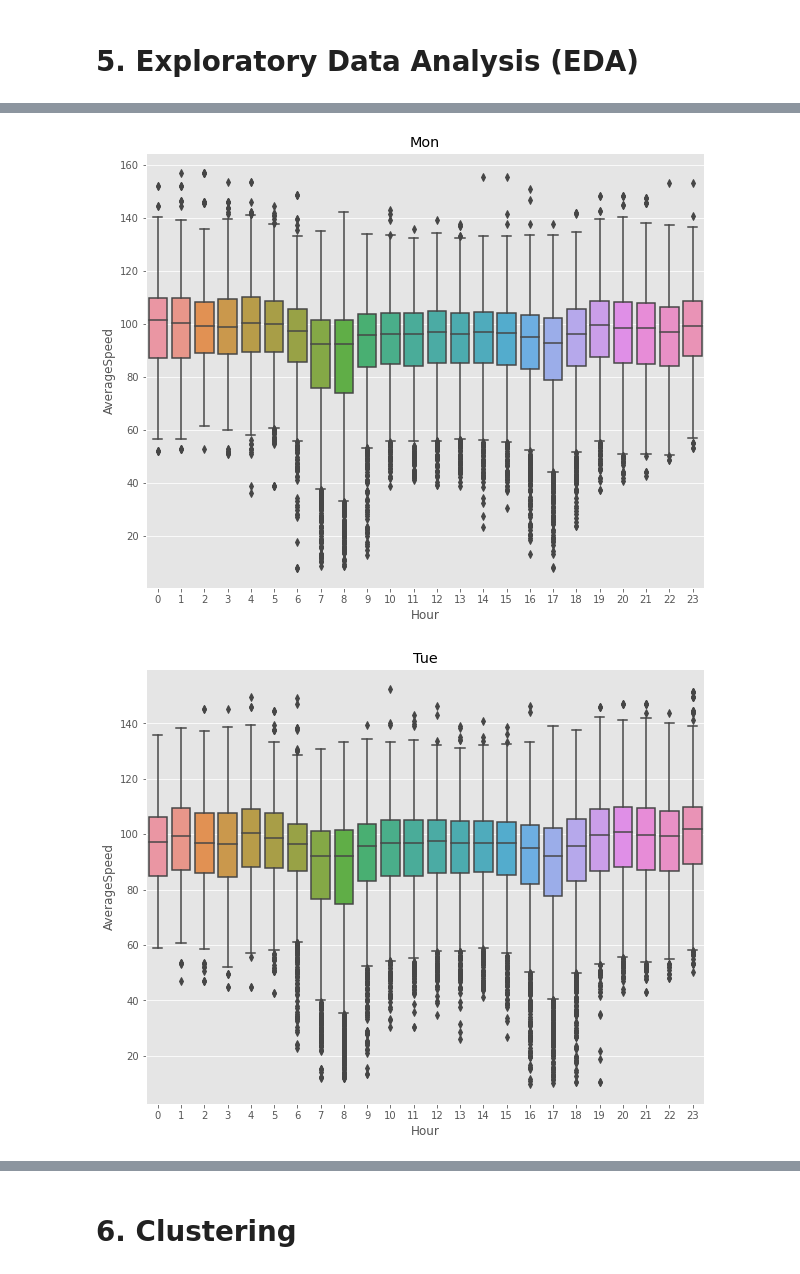
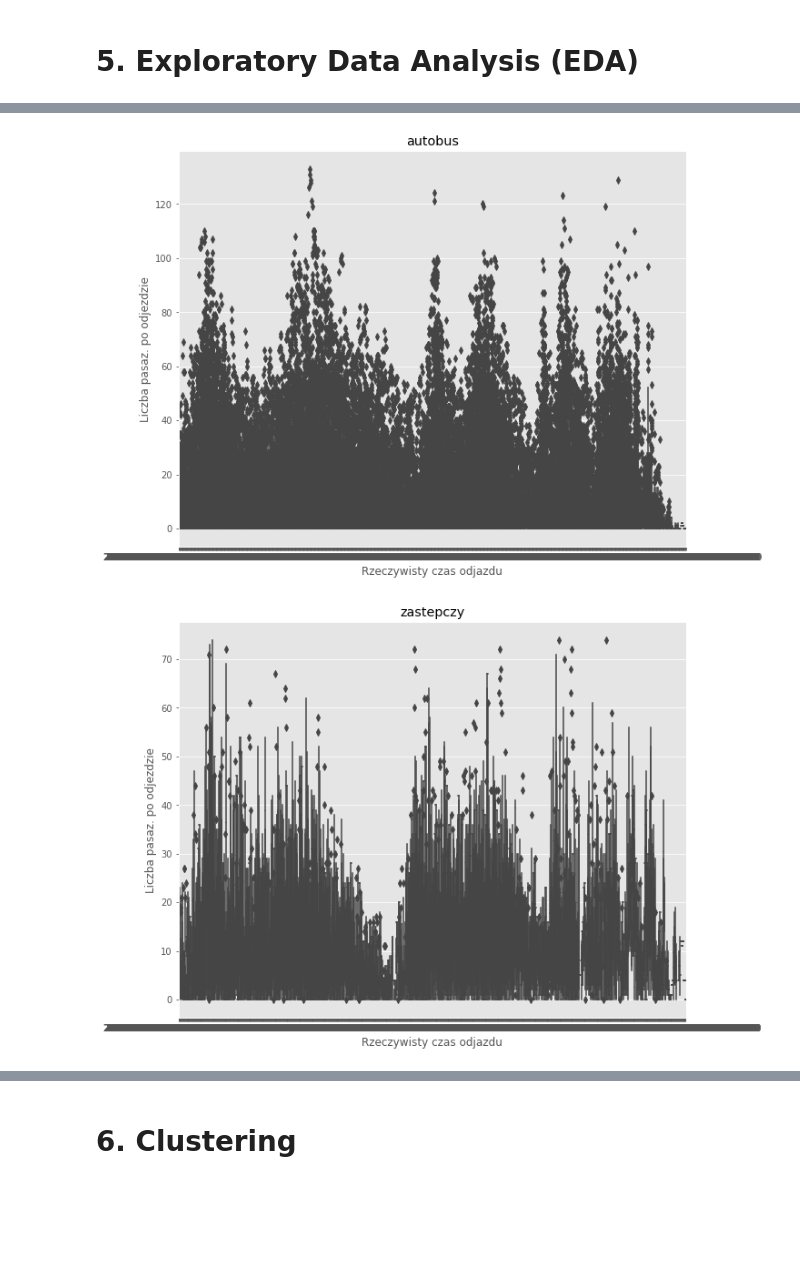
Before and after one commit to Walczi123/Projekt_Przetwarzanie_Danych, a Jupyter notebook: initial_data_processing.ipynb, the cells around one changed output, grey strips where cells are left out. Cells and saved outputs as stored; diff of their text form; code cells hidden in the pictures; blank space fills up the shorter version.

```diff
--- a/initial_data_processing.ipynb
+++ b/initial_data_processing.ipynb
@@ -110,0 +127,7 @@ df.drop(df[df['Liczba pasaz. przed'] < 0].index, inplace=True) # remove invlid a
+# %%
+def make_date_one_type(x):
+    return pd.Timestamp(x)
+# %%
+df['Kurs'] = df['Kurs'].apply(lambda x: make_date_one_type(x))
+df['Rzeczywisty czas odjazdu'] = df['Rzeczywisty czas odjazdu'].apply(lambda x: make_date_one_type(x))
+df['Rozkładowy czas odjazdu'] = df['Rozkładowy czas odjazdu'].apply(lambda x: make_date_one_type(x))
@@ -111,3 +136,15 @@ df.drop(df[df['Liczba pasaz. przed'] < 0].index, inplace=True) # remove invlid a
+# %%
+trans_type = []
+for nr in df['Nr linii']:
+    if nr.isnumeric():
+        trans_type.append('autobus')
+    elif nr[0] == 'N':
+        trans_type.append('nocny')
+    elif nr[0] == 'Z':
+        trans_type.append('zastepczy')
+    else:
+        trans_type.append('inny')
+df['Typ'] = trans_type
 # %% [markdown]
 # 5. Exploratory Data Analysis (EDA)
 # %%
@@ -124,8 +160,8 @@ ax = sns.boxplot(
 plt.figure(figsize=(10, 8))
 ax = sns.displot(
     df,
-    x='AverageSpeed',
-    hue='DayOfWeek',
+    x='Rzeczywisty czas odjazdu',
+    y='Liczba pasaz. po odjezdzie',
     kind='kde'
 )
 # %% [output]
@@ -134,12 +170,12 @@ ax = sns.displot(
 # %%
-for day in ['Mon', 'Tue', 'Wen', 'Thu', 'Fri', 'Sat', 'Sun']:
+for trans_type in ['autobus', 'zastepczy', 'nocny']:
     plt.figure(figsize=(10, 8))
     ax = sns.boxplot(
-        x='Hour',
-        y='AverageSpeed',
-        data=df.loc[df['DayOfWeek']==day]
+        x='Rzeczywisty czas odjazdu',
+        y='Liczba pasaz. po odjezdzie',
+        data=df.loc[df['Typ']==trans_type]
     )
-    ax.set_title(day)
+    ax.set_title(trans_type)
 # %% [output]
-[figure, old version]
+[figure, new version]
-[figure, old version]
+[figure, new version]
```
Also changed, not shown: parts of 12 cells of this notebook.
